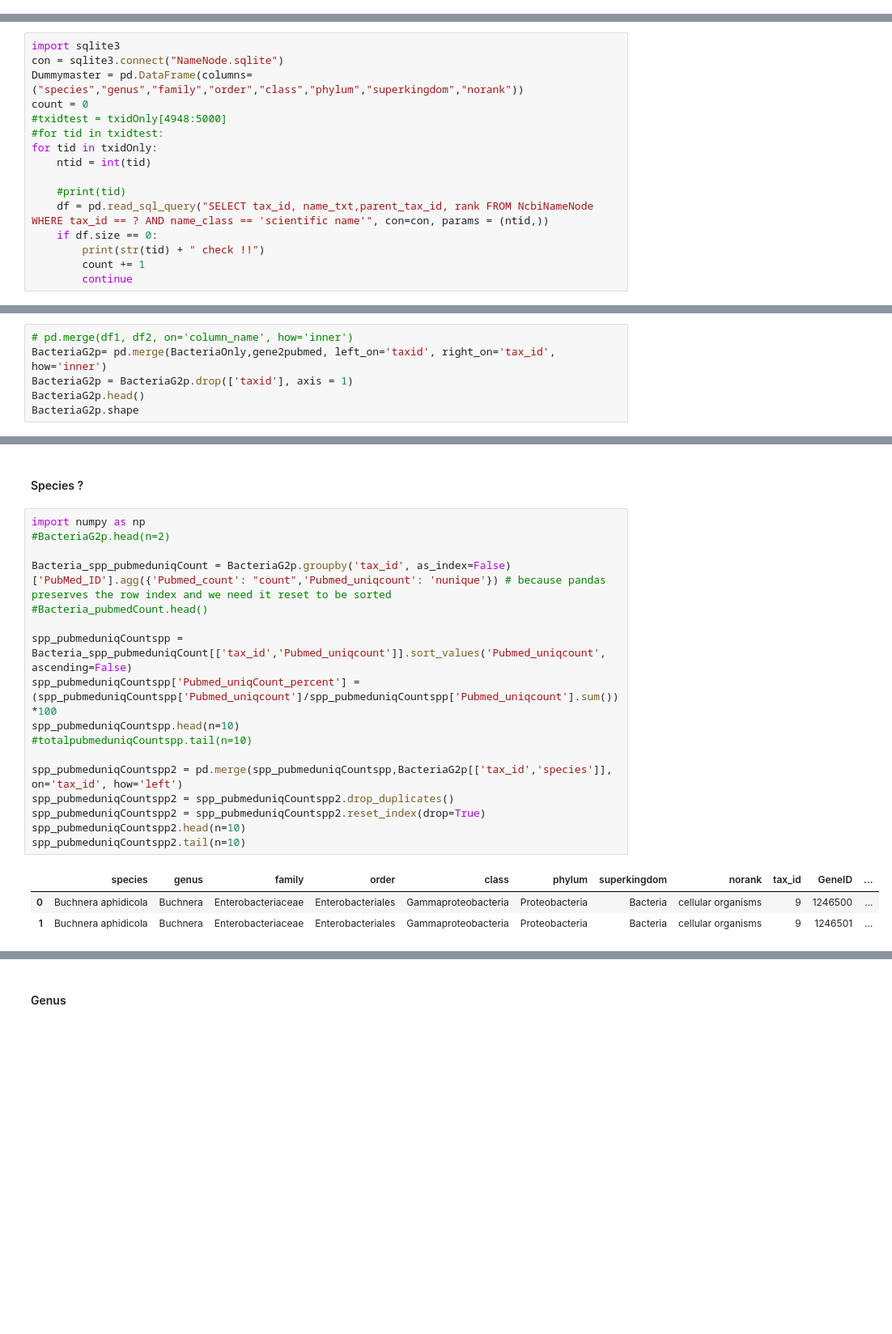
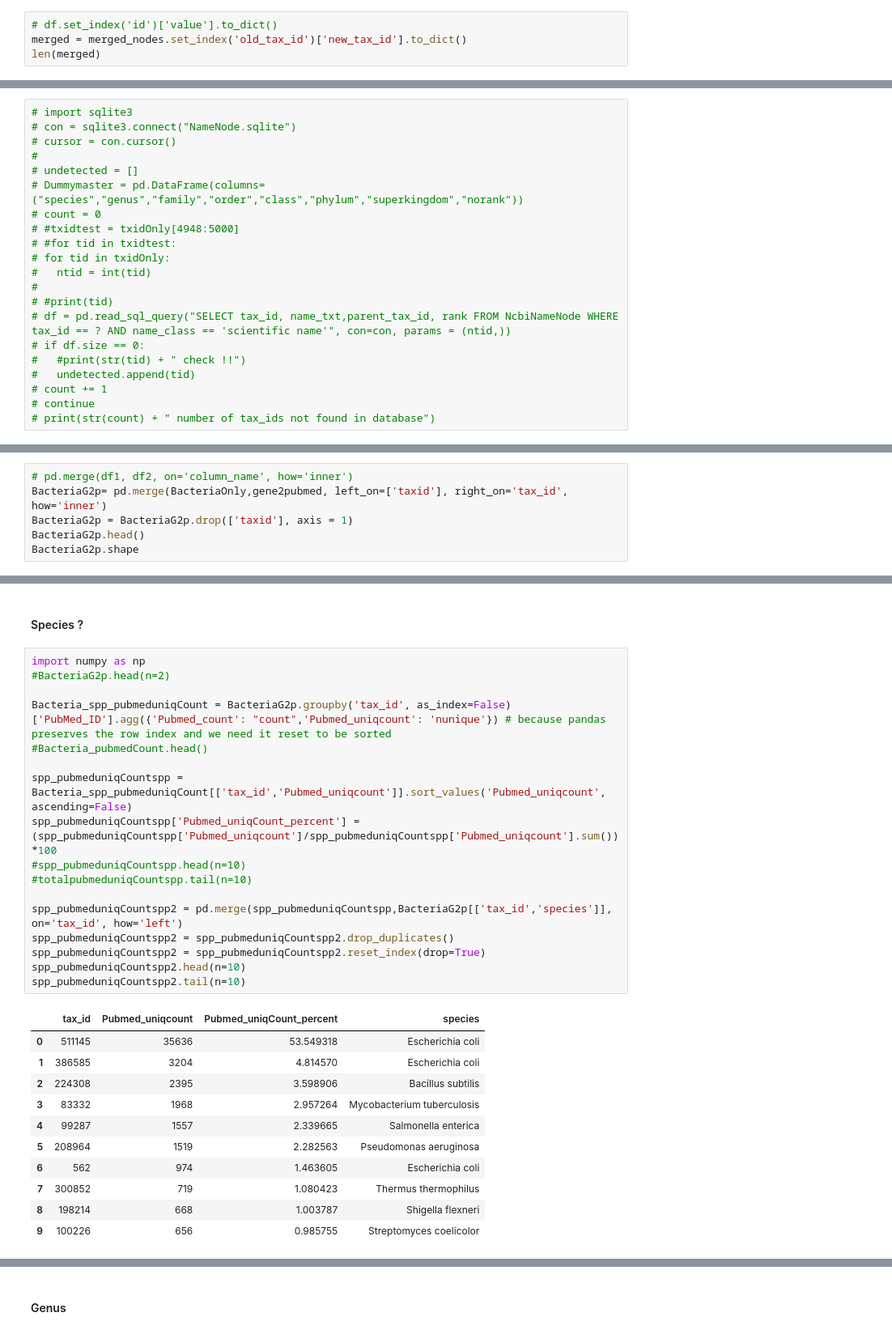
Before and after one commit to nsarode/popular_gene_prok, a Jupyter notebook: Bacteria.ipynb, the cells around one changed output, grey strips where cells are left out. Shown at 81% size. Drawn from its saved outputs; the diff is of its cells as text; blank space fills up the shorter version.

```diff
--- a/Bacteria.ipynb
+++ b/Bacteria.ipynb
@@ -25,0 +39,4 @@ gene2pubmed.head()
+# %%
+# df.set_index('id')['value'].to_dict()
+merged = merged_nodes.set_index('old_tax_id')['new_tax_id'].to_dict()
+len(merged)
@@ -39,16 +92,21 @@ txidtest = txidOnly[0:10000]
 # %%
-import sqlite3
-con = sqlite3.connect("NameNode.sqlite")
-Dummymaster = pd.DataFrame(columns=("species","genus","family","order","class","phylum","superkingdom","norank"))
-count = 0
-#txidtest = txidOnly[4948:5000]
-#for tid in txidtest:
-for tid in txidOnly:
-    ntid = int(tid)
-
-    #print(tid)
-    df = pd.read_sql_query("SELECT tax_id, name_txt,parent_tax_id, rank FROM NcbiNameNode WHERE tax_id == ? AND name_class == 'scientific name'", con=con, params = (ntid,))
-    if df.size == 0:
-        print(str(tid) + " check !!")
-        count += 1
-        continue
+# import sqlite3
+# con = sqlite3.connect("NameNode.sqlite")
+# cursor = con.cursor()
+#
+# undetected = []
+# Dummymaster = pd.DataFrame(columns=("species","genus","family","order","class","phylum","superkingdom","norank"))
+# count = 0
+# #txidtest = txidOnly[4948:5000]
+# #for tid in txidtest:
+# for tid in txidOnly:
+#   ntid = int(tid)
+#
+# #print(tid)
+# df = pd.read_sql_query("SELECT tax_id, name_txt,parent_tax_id, rank FROM NcbiNameNode WHERE tax_id == ? AND name_class == 'scientific name'", con=con, params = (ntid,))
+# if df.size == 0:
+#   #print(str(tid) + " check !!")
+#   undetected.append(tid)
+# count += 1
+# continue
+# print(str(count) + " number of tax_ids not found in database")
@@ -150,6 +195,6 @@ BacteriaOnly.shape
 # %%
 # pd.merge(df1, df2, on='column_name', how='inner')
-BacteriaG2p= pd.merge(BacteriaOnly,gene2pubmed, left_on='taxid', right_on='tax_id', how='inner')
+BacteriaG2p= pd.merge(BacteriaOnly,gene2pubmed, left_on=['taxid'], right_on='tax_id', how='inner')
 BacteriaG2p = BacteriaG2p.drop(['taxid'], axis = 1)
 BacteriaG2p.head()
 BacteriaG2p.shape
@@ -316,21 +333,29 @@ BacteriaG2p_gene_gp_pubmedCount2_coding.sort_values('PubMed_uniqpubs', ascending
 # %%
 import numpy as np
 #BacteriaG2p.head(n=2)
 
 Bacteria_spp_pubmeduniqCount = BacteriaG2p.groupby('tax_id', as_index=False)['PubMed_ID'].agg({'Pubmed_count': "count",'Pubmed_uniqcount': 'nunique'}) # because pandas preserves the row index and we need it reset to be sorted
 #Bacteria_pubmedCount.head()
 
 spp_pubmeduniqCountspp =  Bacteria_spp_pubmeduniqCount[['tax_id','Pubmed_uniqcount']].sort_values('Pubmed_uniqcount', ascending=False)
 spp_pubmeduniqCountspp['Pubmed_uniqCount_percent'] = (spp_pubmeduniqCountspp['Pubmed_uniqcount']/spp_pubmeduniqCountspp['Pubmed_uniqcount'].sum())*100
-spp_pubmeduniqCountspp.head(n=10)
+#spp_pubmeduniqCountspp.head(n=10)
 #totalpubmeduniqCountspp.tail(n=10)
 
 spp_pubmeduniqCountspp2 = pd.merge(spp_pubmeduniqCountspp,BacteriaG2p[['tax_id','species']], on='tax_id', how='left')
 spp_pubmeduniqCountspp2 = spp_pubmeduniqCountspp2.drop_duplicates()
 spp_pubmeduniqCountspp2 = spp_pubmeduniqCountspp2.reset_index(drop=True)
 spp_pubmeduniqCountspp2.head(n=10)
 spp_pubmeduniqCountspp2.tail(n=10)
 # %% [output]
-|  | species | genus | family | order | class | phylum | superkingdom | norank | tax_id | GeneID | ... |
-| 0 | Buchnera aphidicola | Buchnera | Enterobacteriaceae | Enterobacteriales | Gammaproteobacteria | Proteobacteria | Bacteria | cellular organisms | 9 | 1246500 | ... |
-| 1 | Buchnera aphidicola | Buchnera | Enterobacteriaceae | Enterobacteriales | Gammaproteobacteria | Proteobacteria | Bacteria | cellular organisms | 9 | 1246501 | ... |
+|  | tax_id | Pubmed_uniqcount | Pubmed_uniqCount_percent | species |
+| 0 | 511145 | 35636 | 53.549318 | Escherichia coli |
+| 1 | 386585 | 3204 | 4.814570 | Escherichia coli |
+| 2 | 224308 | 2395 | 3.598906 | Bacillus subtilis |
+| 3 | 83332 | 1968 | 2.957264 | Mycobacterium tuberculosis |
+| 4 | 99287 | 1557 | 2.339665 | Salmonella enterica |
+| 5 | 208964 | 1519 | 2.282563 | Pseudomonas aeruginosa |
+| 6 | 562 | 974 | 1.463605 | Escherichia coli |
+| 7 | 300852 | 719 | 1.080423 | Thermus thermophilus |
+| 8 | 198214 | 668 | 1.003787 | Shigella flexneri |
+| 9 | 100226 | 656 | 0.985755 | Streptomyces coelicolor |
```
Also changed, not shown: parts of 28 cells of this notebook.
